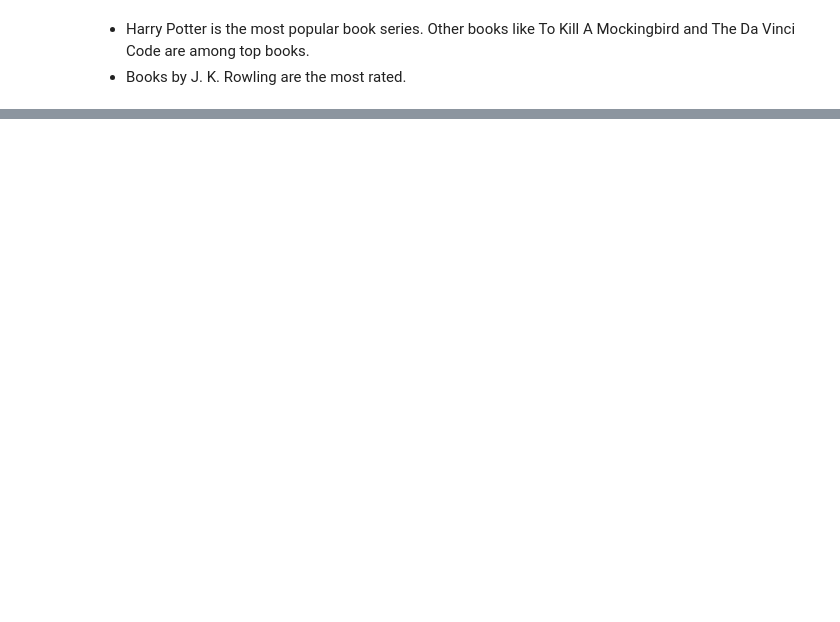
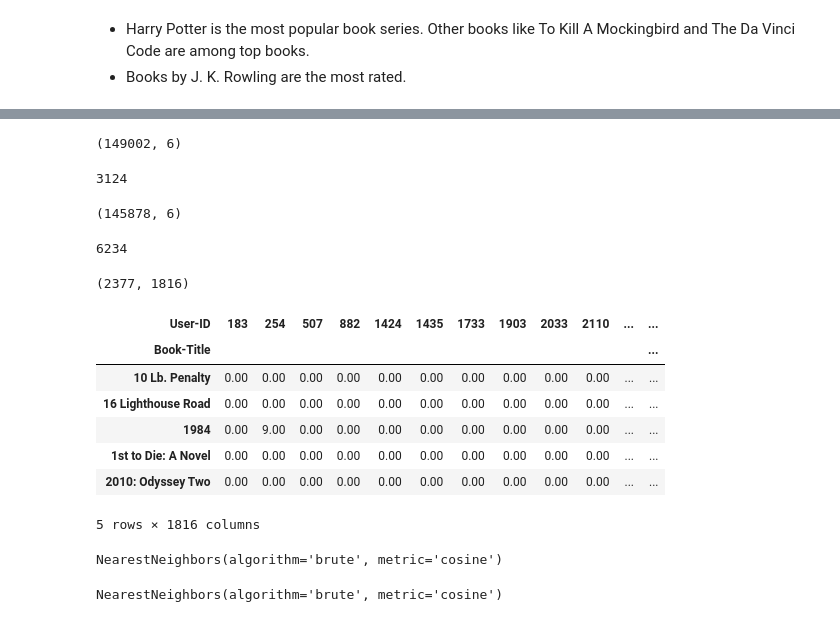
Before and after one commit to rahool010/Book-Recommendation-System, a Jupyter notebook: Book_Recommendation_System.ipynb, the cells around one changed output, grey strips where cells are left out. Drawn from its saved outputs; the diff is of its cells as text; code cells hidden in the pictures; blank space fills up the shorter version.

```diff
--- a/Book_Recommendation_System.ipynb
+++ b/Book_Recommendation_System.ipynb
@@ -593,0 +671,6 @@ top_books[['Book-Title', 'Book-Author','Total_Users_Rated', 'Average_Rating', 'S
+# %%
+# Converting the values into float data type.
+pd.set_option('display.float_format', lambda x: '%.2f' % x)
+
+# It provides the descriptive statistcs of the data.
+print(book_rating_count['Total_Rating_Count'].describe())
@@ -593,0 +710,5 @@ top_books[['Book-Title', 'Book-Author','Total_Users_Rated', 'Average_Rating', 'S
+# %%
+# limiting total Total_Rating_Count
+popularity_threshold = 30
+rating_popular_book = rating_with_totalRatingCount.query('Total_Rating_Count >= @popularity_threshold')
+rating_popular_book.head()
@@ -593,0 +722,43 @@ top_books[['Book-Title', 'Book-Author','Total_Users_Rated', 'Average_Rating', 'S
+# %%
+# Checking the total size of rating_popular_book.
+rating_popular_book.shape
+# %% [output]
+(149002, 6)
+# %%
+# check duplicates in data
+rating_popular_book.duplicated(["User-ID","Book-Title"]).sum()
+# %% [output]
+3124
+# %%
+# droping duplicates
+rating_popular_book.drop_duplicates(["User-ID","Book-Title"],inplace=True)
+# %%
+# Checking the total size of rating_popular_book.
+rating_popular_book.shape
+# %% [output]
+(145878, 6)
+# %%
+# check the number of unique books with respect to ISBN
+rating_popular_book['ISBN'].nunique()
+# %% [output]
+6234
+# %%
+#create pivot table where User-ID becomes our column and Book-Title become our index
+from scipy.sparse import csr_matrix
+books_pivot = rating_popular_book.pivot(index = 'Book-Title',columns = 'User-ID', values = 'Book-Rating').fillna(0)
+books_matrix = csr_matrix(books_pivot.values)
+# %%
+books_pivot.shape
+# %% [output]
+(2377, 1816)
+# %%
+books_pivot.head()
+# %% [output]
+| User-ID | 183 | 254 | 507 | 882 | 1424 | 1435 | 1733 | 1903 | 2033 | 2110 | ... | ... |
+| Book-Title |  |  |  |  |  |  |  |  |  |  |  | ... |
+| 10 Lb. Penalty | 0.00 | 0.00 | 0.00 | 0.00 | 0.00 | 0.00 | 0.00 | 0.00 | 0.00 | 0.00 | ... | ... |
+| 16 Lighthouse Road | 0.00 | 0.00 | 0.00 | 0.00 | 0.00 | 0.00 | 0.00 | 0.00 | 0.00 | 0.00 | ... | ... |
+| 1984 | 0.00 | 9.00 | 0.00 | 0.00 | 0.00 | 0.00 | 0.00 | 0.00 | 0.00 | 0.00 | ... | ... |
+| 1st to Die: A Novel | 0.00 | 0.00 | 0.00 | 0.00 | 0.00 | 0.00 | 0.00 | 0.00 | 0.00 | 0.00 | ... | ... |
+| 2010: Odyssey Two | 0.00 | 0.00 | 0.00 | 0.00 | 0.00 | 0.00 | 0.00 | 0.00 | 0.00 | 0.00 | ... | ... |
+5 rows × 1816 columns
@@ -593,0 +770,12 @@ top_books[['Book-Title', 'Book-Author','Total_Users_Rated', 'Average_Rating', 'S
+# %%
+# constructing the KNN model
+knn_model = NearestNeighbors(metric = 'cosine', algorithm = 'brute')
+knn_model.fit(books_matrix)
+# %% [output]
+NearestNeighbors(algorithm='brute', metric='cosine')
+# %%
+# constructing the KNN model
+knn_model = NearestNeighbors(metric = 'cosine', algorithm = 'brute')
+knn_model.fit(books_matrix)
+# %% [output]
+NearestNeighbors(algorithm='brute', metric='cosine')
```
Also changed, not shown: parts of 16 cells of this notebook.
